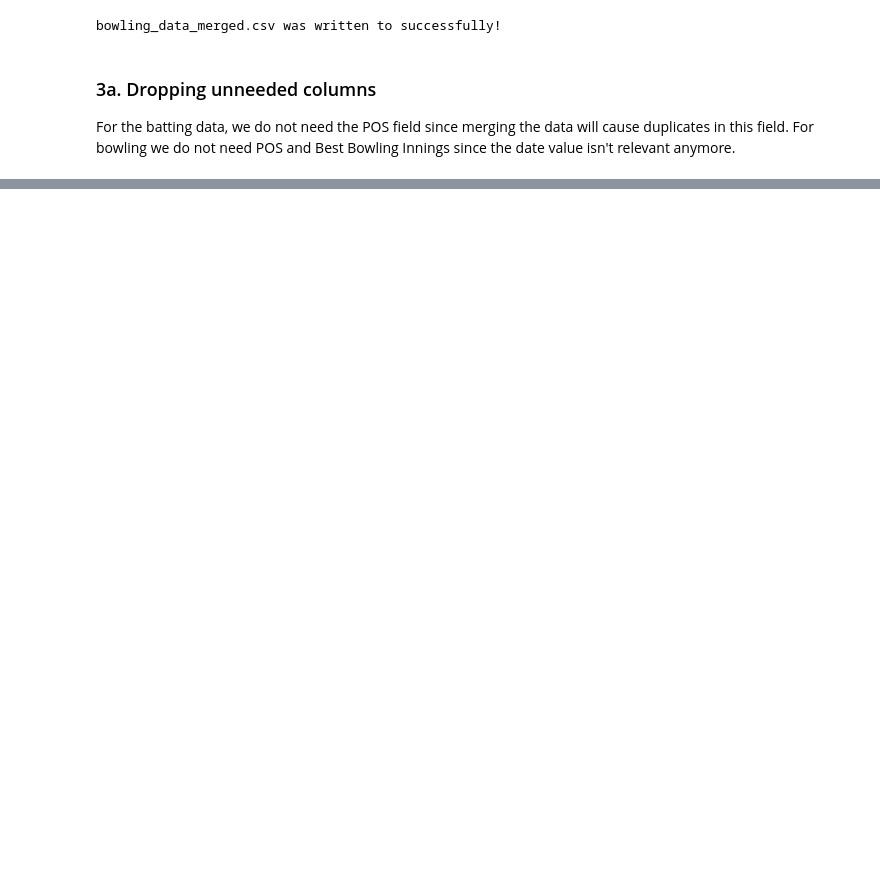
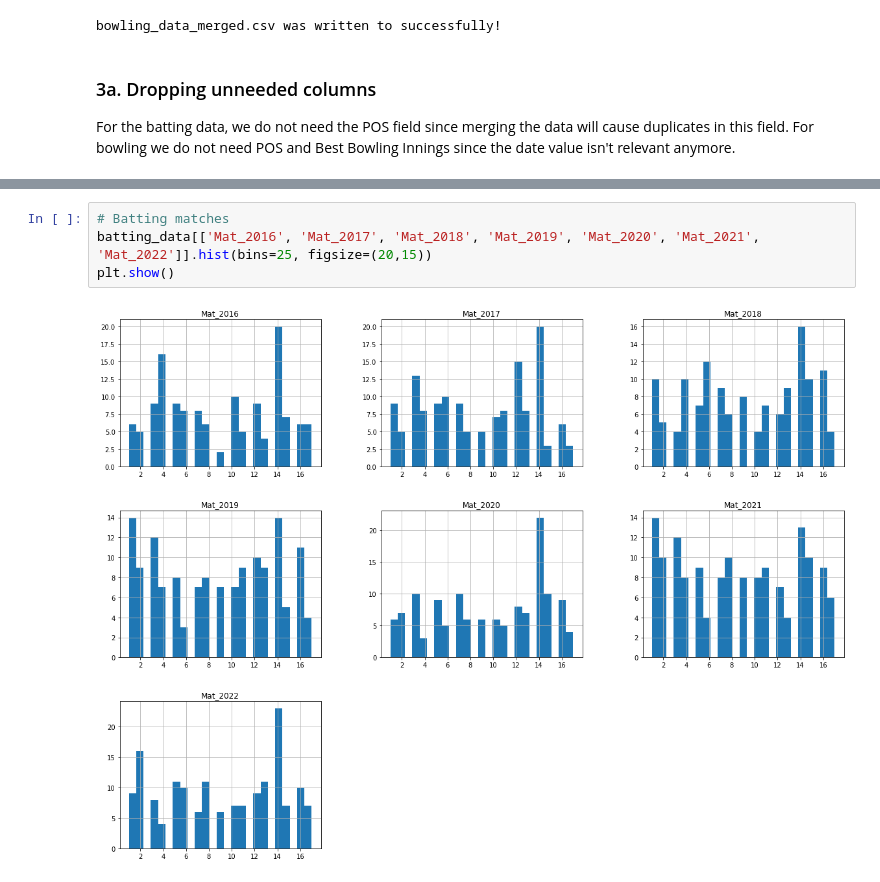
Before and after one commit to Vimal-Raghubir/IPL_Analysis, a Jupyter notebook: IPL_EDA.ipynb, the cells around one changed output, grey strips where cells are left out. Drawn from its saved outputs; the diff is of its cells as text; blank space fills up the shorter version.

```diff
--- a/IPL_EDA.ipynb
+++ b/IPL_EDA.ipynb
@@ -185,0 +331,6 @@ We want to get a better feel for the data so we will use the describe method and
+# %%
+# Batting matches
+batting_data[['Mat_2016', 'Mat_2017', 'Mat_2018', 'Mat_2019', 'Mat_2020', 'Mat_2021', 'Mat_2022']].hist(bins=25, figsize=(20,15))
+plt.show()
+# %% [output]
+[figure, added]
```
Also changed, not shown: parts of 29 cells of this notebook, 7 other files.
